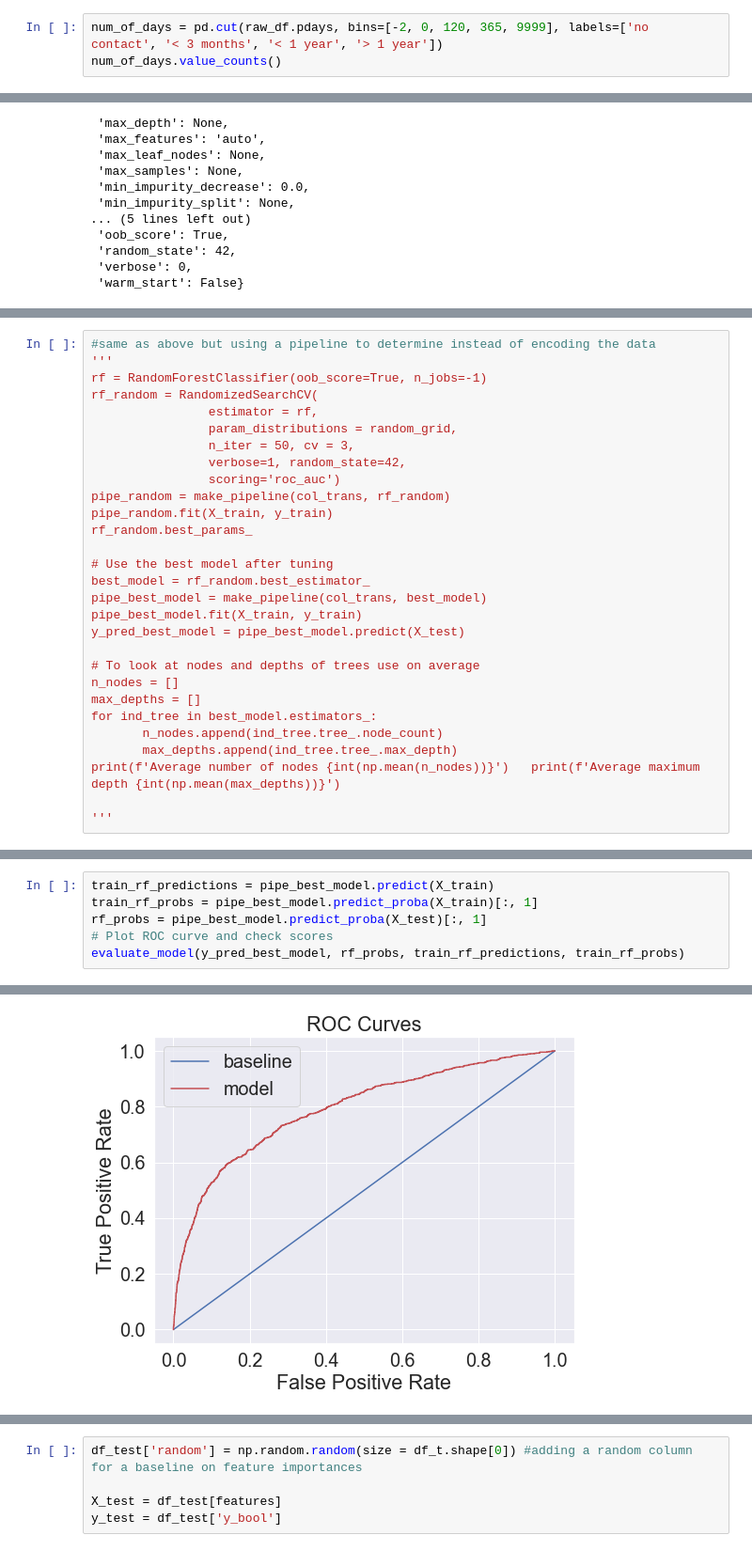
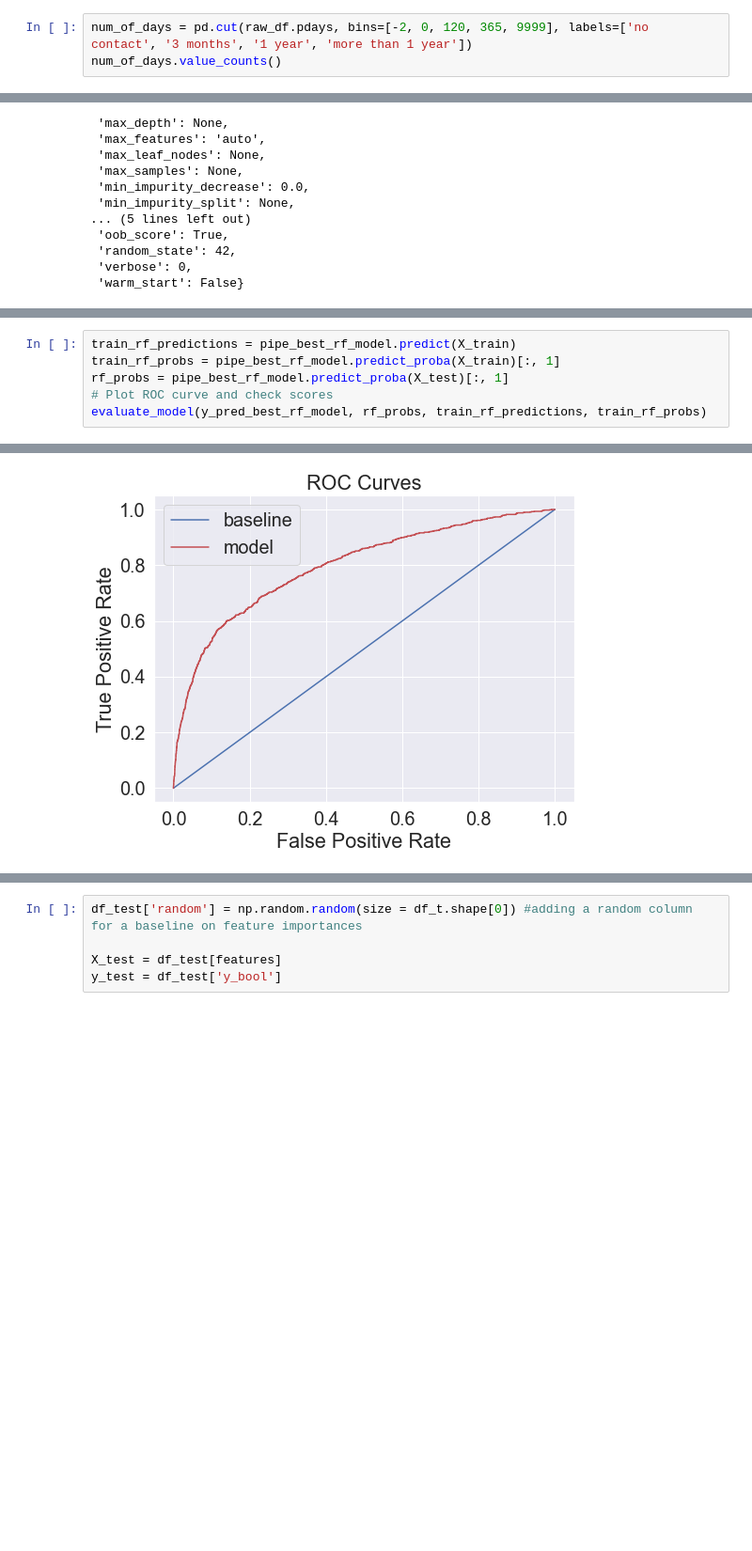
Before and after one commit to wessela42/Springboard_Documents, a Jupyter notebook: PBP_dataWrangle_EDA.ipynb, the cells around one changed output, grey strips where cells are left out. Shown at 94% size. Drawn from its saved outputs; the diff is of its cells as text; blank space fills up the shorter version.

```diff
--- a/PBP_dataWrangle_EDA.ipynb
+++ b/PBP_dataWrangle_EDA.ipynb
@@ -85,6 +85,6 @@ Defining the two major kinds of column types for the EDA: numerical (num_col) an
 num_col = ['age', "balance", 'day', 'duration', 'campaign', 'previous']
 cat_col = ['job', 'marital', 'education', 'contact', 'month', 'poutcome', 'default', 'housing', 'loan', 'pdays_cat', 'y_bool']
 # %%
-num_of_days = pd.cut(raw_df.pdays, bins=[-2, 0, 120, 365, 9999], labels=['no contact', '< 3 months', '< 1 year', '> 1 year'])
+num_of_days = pd.cut(raw_df.pdays, bins=[-2, 0, 120, 365, 9999], labels=['no contact', '3 months', '1 year', 'more than 1 year'])
 num_of_days.value_counts()
 # %% [output]
@@ -1448,29 +1335,0 @@ Average maximum depth 13
-# %%
-#same as above but using a pipeline to determine instead of encoding the data
-'''
-rf = RandomForestClassifier(oob_score=True, n_jobs=-1)
-rf_random = RandomizedSearchCV(
-                estimator = rf,
-                param_distributions = random_grid,
-                n_iter = 50, cv = 3,
-                verbose=1, random_state=42,
-                scoring='roc_auc')
-pipe_random = make_pipeline(col_trans, rf_random)
-pipe_random.fit(X_train, y_train)
-rf_random.best_params_
-
-# Use the best model after tuning
-best_model = rf_random.best_estimator_
-pipe_best_model = make_pipeline(col_trans, best_model)
-pipe_best_model.fit(X_train, y_train)
-y_pred_best_model = pipe_best_model.predict(X_test)
-
-# To look at nodes and depths of trees use on average
-n_nodes = []
-max_depths = []
-for ind_tree in best_model.estimators_:
-       n_nodes.append(ind_tree.tree_.node_count)
-       max_depths.append(ind_tree.tree_.max_depth)
-print(f'Average number of nodes {int(np.mean(n_nodes))}')   print(f'Average maximum depth {int(np.mean(max_depths))}')
-
-'''
@@ -1479,9 +1336,9 @@ print(f'Average number of nodes {int(np.mean(n_nodes))}')   print(f'Average maxi
 # %%
-train_rf_predictions = pipe_best_model.predict(X_train)
-train_rf_probs = pipe_best_model.predict_proba(X_train)[:, 1]
-rf_probs = pipe_best_model.predict_proba(X_test)[:, 1]
+train_rf_predictions = pipe_best_rf_model.predict(X_train)
+train_rf_probs = pipe_best_rf_model.predict_proba(X_train)[:, 1]
+rf_probs = pipe_best_rf_model.predict_proba(X_test)[:, 1]
 # Plot ROC curve and check scores
-evaluate_model(y_pred_best_model, rf_probs, train_rf_predictions, train_rf_probs)
+evaluate_model(y_pred_best_rf_model, rf_probs, train_rf_predictions, train_rf_probs)
 # %% [output]
 Recall
             Baseline: 1.0
@@ -1498 +1355 @@ Roc
-[figure, old version]
+[figure, new version]
```
Also changed, not shown: parts of 37 cells of this notebook.
